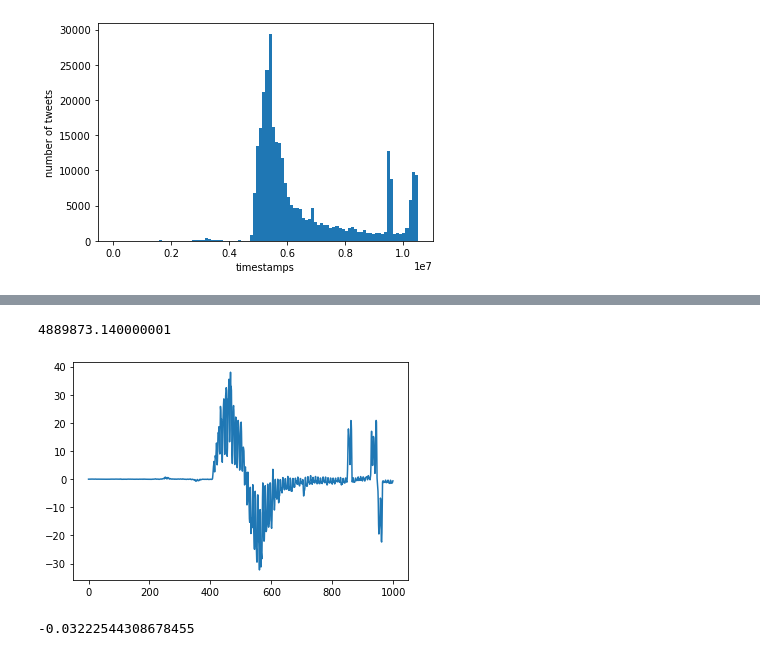
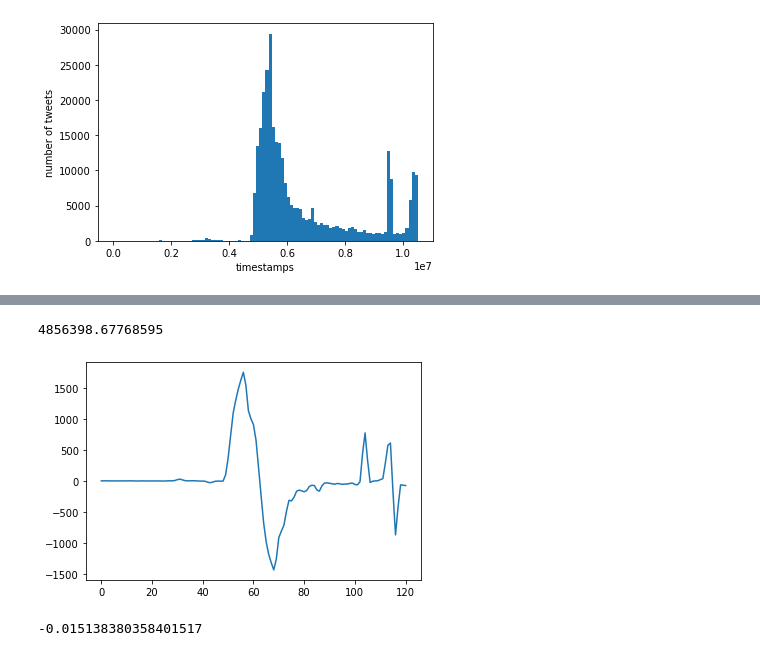
Before and after one commit to Isyohan/ProjetM2WeakSignals, a Jupyter notebook: BLM_Notebook.ipynb, the cells around one changed output, grey strips where cells are left out. Cells and saved outputs as stored; diff of their text form; code cells hidden in the pictures.

```diff
--- a/BLM_Notebook.ipynb
+++ b/BLM_Notebook.ipynb
@@ -167,23 +159,24 @@ plt.show()
 # %%
 time_day=60*60*24
-nb_bins=1000
-coef_smooth=100
+nb_bins=int(clean_data['timestamps'].max()/time_day)
+coef_smooth=int(nb_bins/10)
+
 hist,e=np.histogram(clean_data['timestamps'],nb_bins)
 smooth_hist=smooth(hist,coef_smooth)
 x_hist=range(nb_bins)
 dhist=np.gradient(smooth_hist,x_hist)
 plt.plot(x_hist,dhist)
 the_time=e[dhist.argmax()]
 before_the_time=the_time-time_day
 the_time
 # %% [output]
-4889873.140000001
+4856398.67768595
-[figure, old version]
+[figure, new version]
 # %%
-before=clean_data[clean_data['timestamps']<the_time]
+before=clean_data[clean_data['timestamps']<before_the_time]
 before['sentiment_polarity'].mean()
 # %% [output]
--0.03222544308678455
+-0.015138380358401517
 # %%
 plt.hist(before['timestamps'],bins='auto')
 plt.plot()
```
Also changed, not shown: parts of 5 cells of this notebook.
